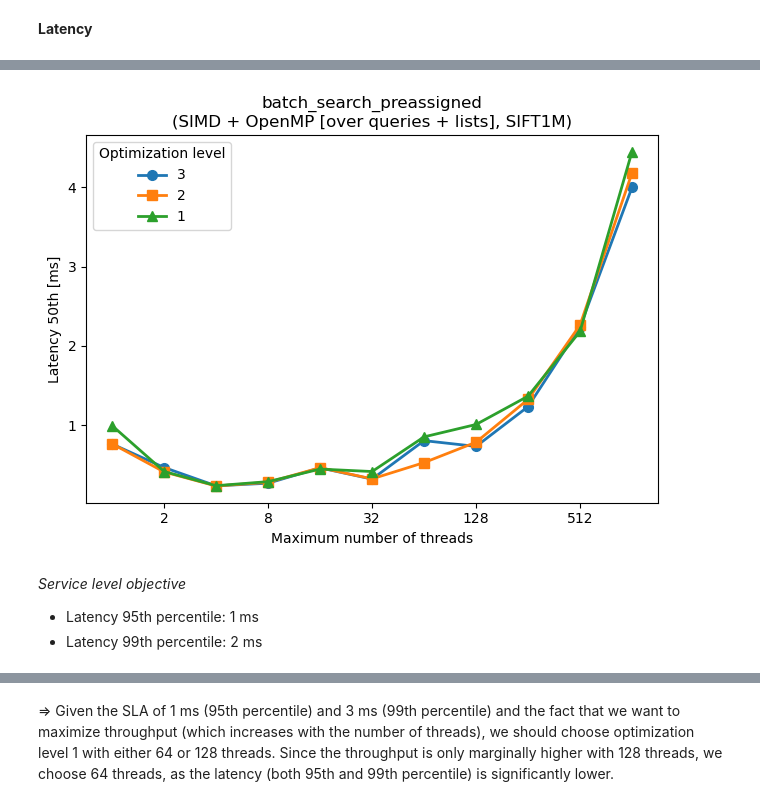
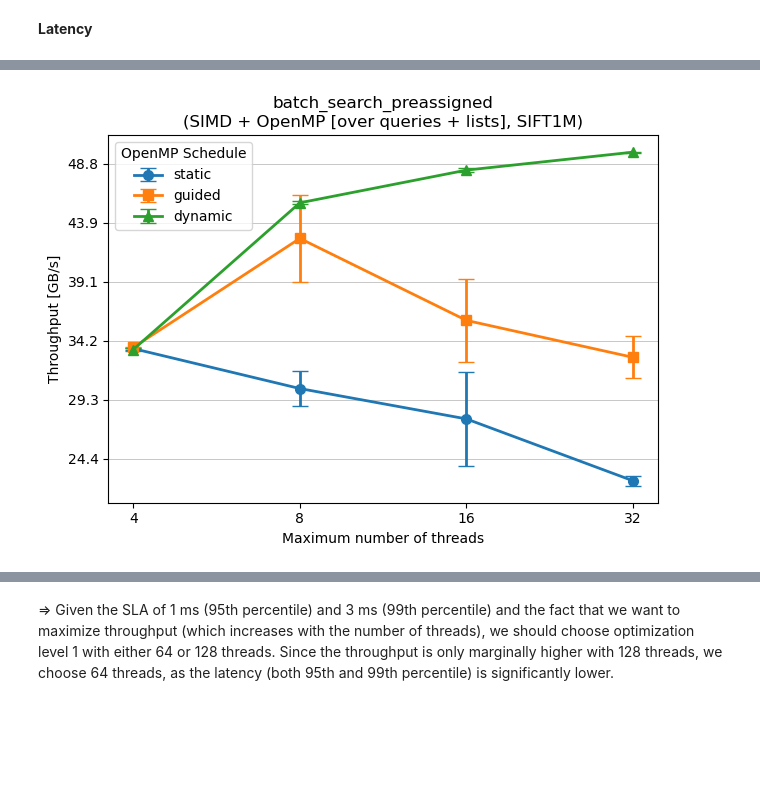
Before and after one commit to TimonFercho/ann-distributed-key-value-store, a Jupyter notebook: evaluation/evaluation.ipynb, the cells around one changed output, grey strips where cells are left out. Cells and saved outputs as stored; diff of their text form; code cells hidden in the pictures; blank space fills up the shorter version.

```diff
--- a/evaluation/evaluation.ipynb
+++ b/evaluation/evaluation.ipynb
@@ -61,10 +61,10 @@ def parse_xml(subdir, filename, format='throughput'):
             results.append(result)
     elif format == 'latency':
         for match in root.iter('Warning'):
-            if not match.text.strip().startswith('latency_99th'):
+            if not match.text.strip().startswith('latency_99th_std'):
                 continue
             result = extract_benchmark_params(match)
-            result['latency_99th'] = match.text.split(':=')[1].strip()
+            result['latency_99th_std'] = match.text.split(':=')[1].strip()
             results.append(result)
     elif format == 'recall':
         for match in root.iter('Warning'):
@@ -75,5 +75,19 @@ def parse_xml(subdir, filename, format='throughput'):
             results.append(result)
     else:
         raise ValueError('Unknown format: {}'.format(format))
+    return results
 
+def merge_results(subdir, filter_file, format):
+    results = []
+    for f in os.listdir(join('benchmarks', subdir)):
+        if filter_file(f):
+            params = get_file_params(f)
+            try:
+                parsed_xml = parse_xml(subdir, f, format=format)
+            except Exception as e:
+                print(f'Error parsing {f}: {e}')
+                continue
+            for result in parsed_xml:
+                result.update(params)
+                results.append(result)
     return results
@@ -302,14 +372,4 @@ def get_speedup(old_df, new_df, column, invert=False):
 # `bulk_insert_entries`
 # %% [markdown]
 ## Finding the optimal insertion strategy and buffer size
-# %%
-def merge_results(subdir, filter_file, format):
-    results = []
-    for f in os.listdir(join('benchmarks', subdir)):
-        if filter_file(f):
-            params = get_file_params(f)
-            for result in parse_xml(subdir, f, format=format):
-                result.update(params)
-                results.append(result)
-    return results
 # %%
@@ -611,10 +790,8 @@ Average SIMD speed-up for search_preassigned(): 2.8x
 # %% [markdown]
 ## `search_preassigned()`: Finding the optimal number of threads
 # %%
-threads_throughput_df = results_to_df(merge_results('max number of threads', lambda f: 'throughput' in f, 'throughput'))
+threads_throughput_df = results_to_df(merge_results('schedule and max number of threads', lambda f: 'throughput' in f, 'throughput'), mode='search_preassigned')
 
-threads_throughput_df = threads_throughput_df.sort_values(by=['O', 'max_n_threads'])
-add_space_estimates(threads_throughput_df)
-add_search_throughput(threads_throughput_df)
+threads_throughput_df = threads_throughput_df.sort_values(by=['OMP_SCHEDULE', 'max_n_threads'])
 threads_throughput_df
 # %% [output]
@@ -681,0 +886,6 @@ plot(df=threads_latency_df, y_col='latency_95th', title='batch_search_preassigne
+# %%
+# filter max_n_threads between 4 and 32 (inclusive)
+threads_throughput_sla_df = threads_throughput_df[(threads_throughput_df['max_n_threads'] >= 4) & (threads_throughput_df['max_n_threads'] <= 32)]
+threads_throughput_sla_df = threads_throughput_sla_df.sort_values(by=['mb_per_s'], ascending=False)
+
+threads_throughput_sla_df
@@ -682,8 +906,6 @@ plot(df=threads_latency_df, y_col='latency_95th', title='batch_search_preassigne
 # %%
-plot(df=threads_latency_df, y_col='latency_50th', title='batch_search_preassigned', subtitle='(SIMD + OpenMP [over queries + lists], SIFT1M)', ylabel='Latency 50th [ms]', mode='max_n_threads', yformatter=s_to_ms_formatter)
+# sort by OMP_SCHEDULE and max_n_threads
+threads_throughput_sla_df = threads_throughput_sla_df.sort_values(by=['OMP_SCHEDULE', 'max_n_threads'])
+plot(df=threads_throughput_sla_df, y_col='mb_per_s', yerr_col='mb_per_s_std', title='batch_search_preassigned', subtitle='(SIMD + OpenMP [over queries + lists], SIFT1M)', ylabel='Throughput [GB/s]', mode='max_n_threads', yformatter=mb_to_gb_formatter, scatter=False)
 # %% [output]
-[figure, old version]
+[figure, new version]
-# %% [markdown]
-*Service level objective*
-- Latency 95th percentile: 1 ms
-- Latency 99th percentile: 2 ms
```
Also changed, not shown: parts of 74 cells of this notebook.
